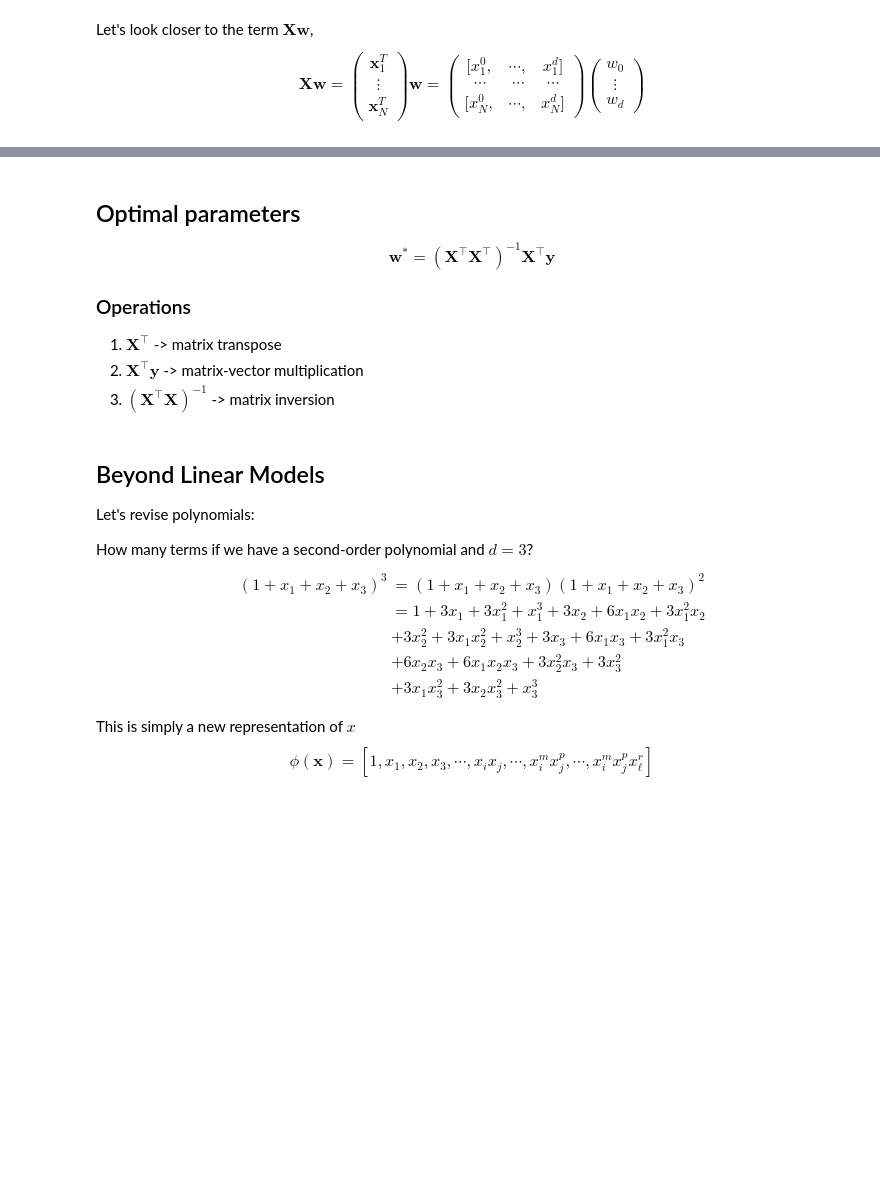
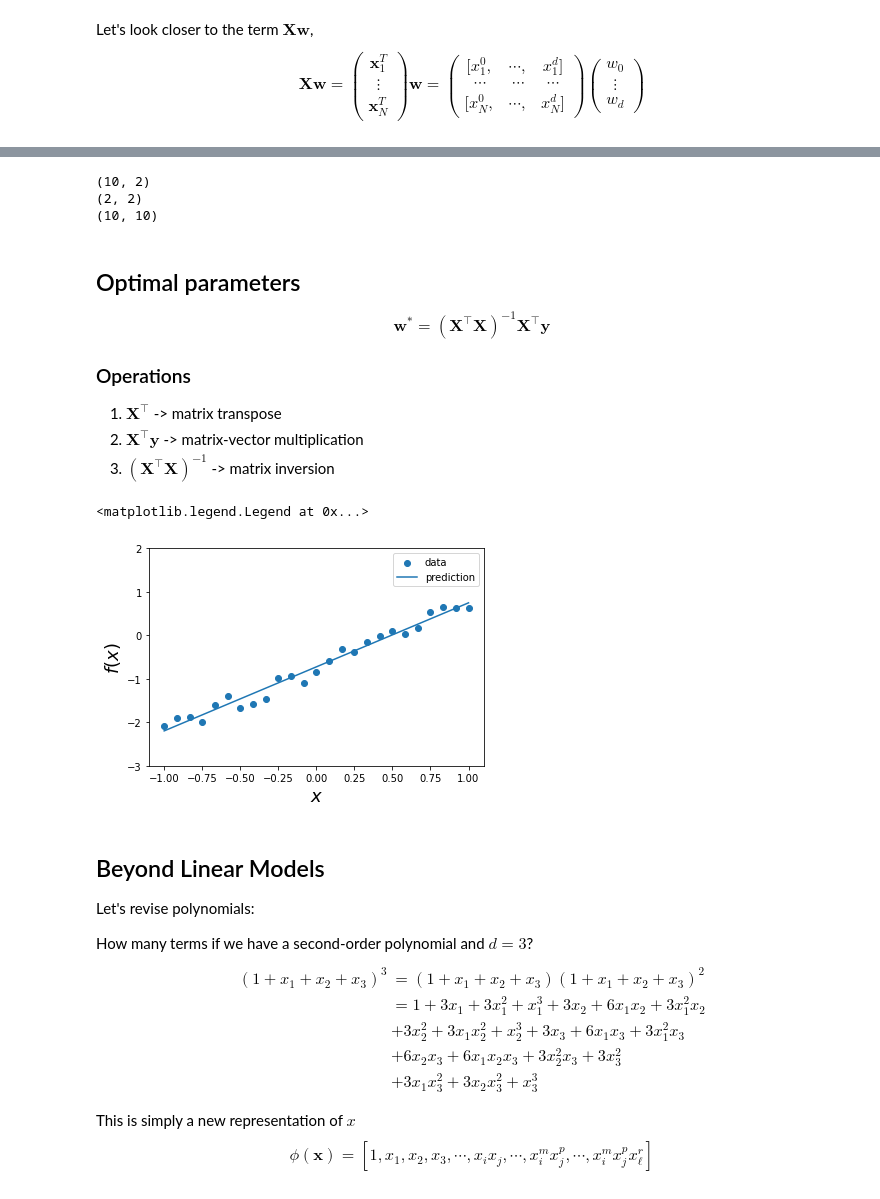
Before and after one commit to RodrigoAVargasHdz/CHEM-4PB3, a Jupyter notebook: Course_Notes/Week 3/Week_3_Linear_Regression.ipynb, the cells around one changed output, grey strips where cells are left out. Drawn from its saved outputs; the diff is of its cells as text; code cells hidden in the pictures; blank space fills up the shorter version.

```diff
--- a/Course_Notes/Week 3/Week_3_Linear_Regression.ipynb
+++ b/Course_Notes/Week 3/Week_3_Linear_Regression.ipynb
@@ -65,6 +65,6 @@ def get_data(N,bool_biased=True):
         X = x[:,None]
     return X,y
 
-X,y = get_data(10)
+X,y = get_data(10,bool_biased=True)
 print(X)
 print(y)
@@ -153,8 +198,19 @@ $$
+# %%
+# code X^t X
+print(X.shape)
+A = X.T@X
+print(A.shape)
+B = X@X.T
+print(B.shape)
+# %% [output]
+(10, 2)
+(2, 2)
+(10, 10)
 # %% [markdown]
 ## Optimal parameters ##
 
 $$
- \mathbf{w}^* = \left ( \mathbf{X}^\top \mathbf{X}^\top \right ) ^{-1} \mathbf{X}^\top \mathbf{y}
+ \mathbf{w}^* = \left ( \mathbf{X}^\top \mathbf{X} \right ) ^{-1} \mathbf{X}^\top \mathbf{y}
 $$
 
 ### Operations ###
@@ -164,23 +220,30 @@ $$
 # %%
 # inclass excercise
 def linear_model_solver(X,y):
-
-    return w # optmal parameters
+    Xt = X.T
+    A = Xt@X
+    z = Xt@y
+    A_inv = np.linalg.inv(A)
+    w = A_inv@z
+    return w # optimal parameters
 # %%
 # test our model
 X, y = get_data(25)
 w = linear_model_solver(X,y)
 
 x_grid = np.linspace(-1.,1.,250)
 X_grid = np.column_stack((np.ones_like(x_grid), x_grid))
-y_pred = #complete
+y_pred = X_grid@w
 
 plt.scatter(X[:,-1], y, label='data')
 plt.plot(x_grid, y_pred,label='prediction')
 plt.xlabel(r'$x$', fontsize=18)
 plt.ylabel(r'$f(x)$', fontsize=18)
 plt.ylim(-3., 2.)
 plt.legend()
+# %% [output]
+<matplotlib.legend.Legend at 0x...>
+[figure, added]
 # %% [markdown]
 ## Beyond Linear Models ##
 
```
Also changed, not shown: parts of 9 cells of this notebook.
